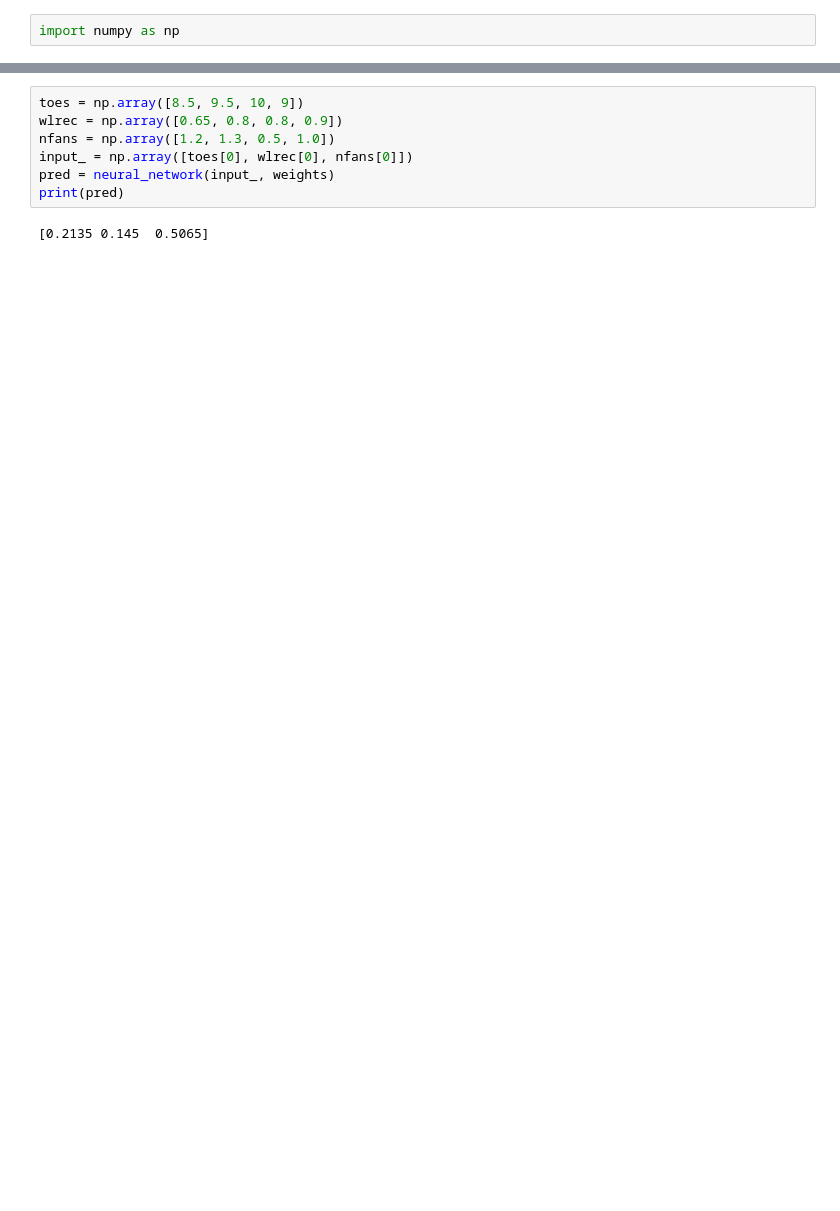
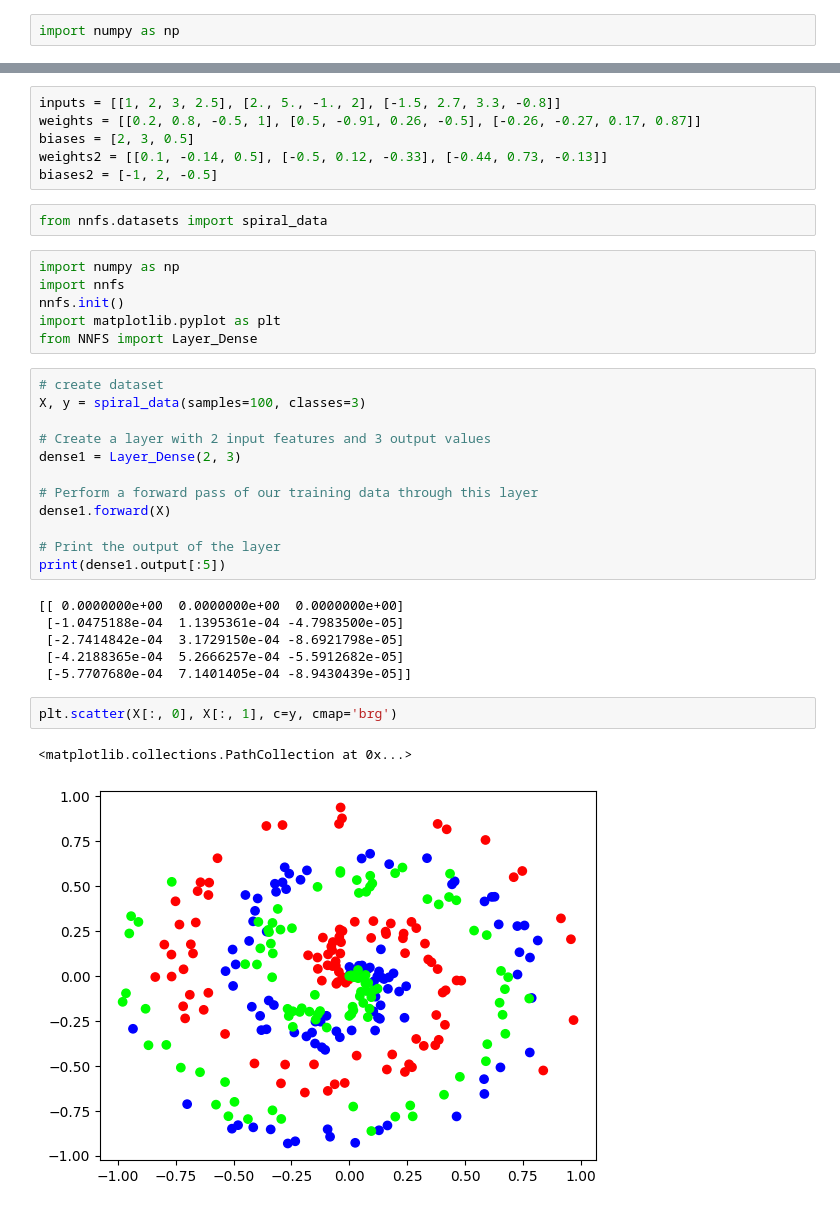
Before and after one commit to ProgrammerAditya36/neural_nets, a Jupyter notebook: Book2/chapter3.ipynb, the cells around one changed output, grey strips where cells are left out. Cells and saved outputs as stored; diff of their text form; blank space fills up the shorter version.

```diff
--- a/Book2/chapter3.ipynb
+++ b/Book2/chapter3.ipynb
@@ -155,9 +5,37 @@ def neural_network(input, weights):
-# %%
-toes = np.array([8.5, 9.5, 10, 9])
-wlrec = np.array([0.65, 0.8, 0.8, 0.9])
-nfans = np.array([1.2, 1.3, 0.5, 1.0])
-input_ = np.array([toes[0], wlrec[0], nfans[0]])
-pred = neural_network(input_, weights)
-print(pred)
-# %% [output]
-[0.2135 0.145  0.5065]
+# %%
+inputs = [[1, 2, 3, 2.5], [2., 5., -1., 2], [-1.5, 2.7, 3.3, -0.8]]
+weights = [[0.2, 0.8, -0.5, 1], [0.5, -0.91, 0.26, -0.5], [-0.26, -0.27, 0.17, 0.87]]
+biases = [2, 3, 0.5]
+weights2 = [[0.1, -0.14, 0.5], [-0.5, 0.12, -0.33], [-0.44, 0.73, -0.13]]
+biases2 = [-1, 2, -0.5]
+# %%
+from nnfs.datasets import spiral_data
+# %%
+import numpy as np
+import nnfs
+nnfs.init()
+import matplotlib.pyplot as plt
+from NNFS import Layer_Dense
+# %%
+# create dataset
+X, y = spiral_data(samples=100, classes=3)
+
+# Create a layer with 2 input features and 3 output values
+dense1 = Layer_Dense(2, 3)
+
+# Perform a forward pass of our training data through this layer
+dense1.forward(X)
+
+# Print the output of the layer
+print(dense1.output[:5])
+# %% [output]
+[[ 0.0000000e+00  0.0000000e+00  0.0000000e+00]
+ [-1.0475188e-04  1.1395361e-04 -4.7983500e-05]
+ [-2.7414842e-04  3.1729150e-04 -8.6921798e-05]
+ [-4.2188365e-04  5.2666257e-04 -5.5912682e-05]
+ [-5.7707680e-04  7.1401405e-04 -8.9430439e-05]]
+# %%
+plt.scatter(X[:, 0], X[:, 1], c=y, cmap='brg')
+# %% [output]
+<matplotlib.collections.PathCollection at 0x...>
+[figure, added]
```
Also changed, not shown: parts of 21 cells of this notebook, 6 other files.
